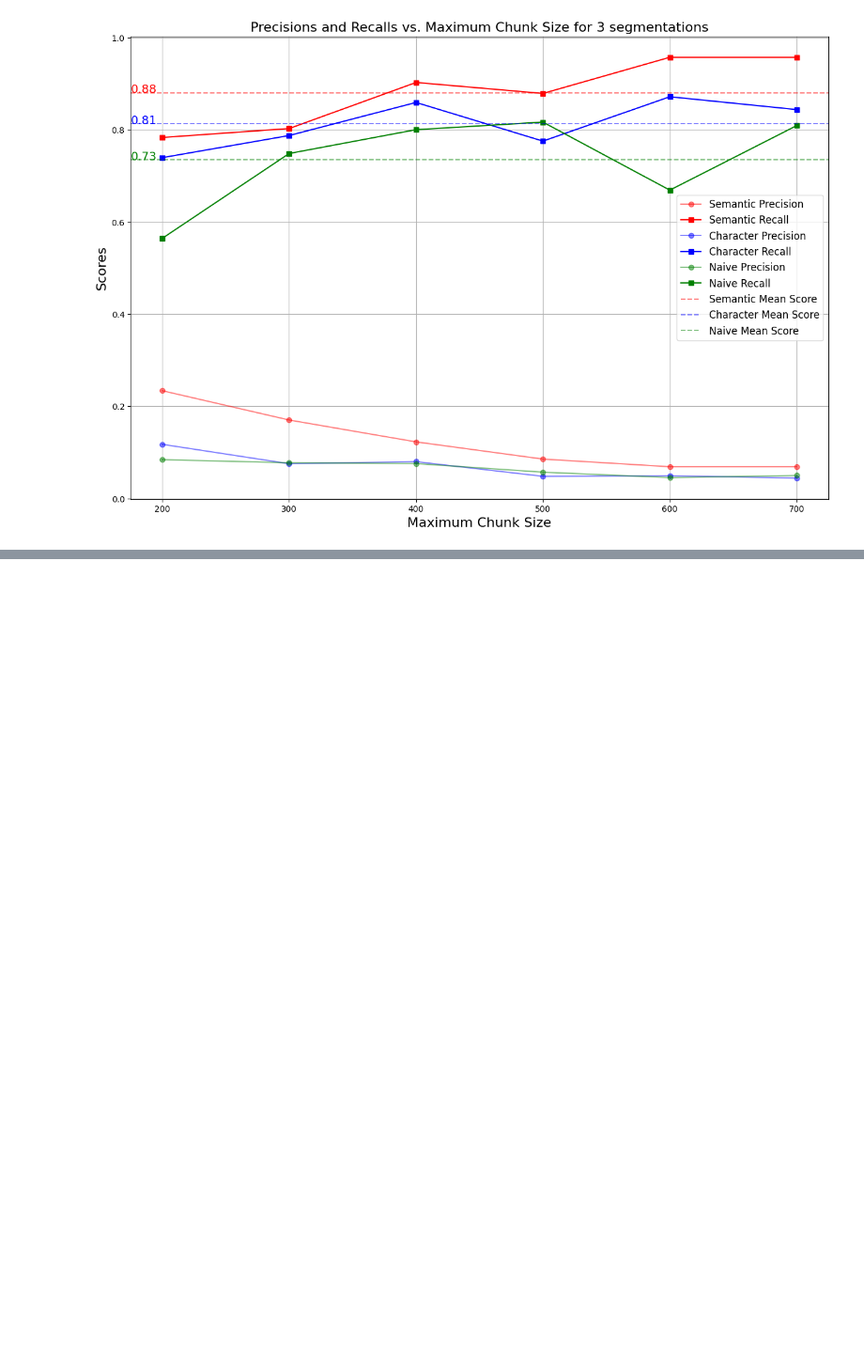
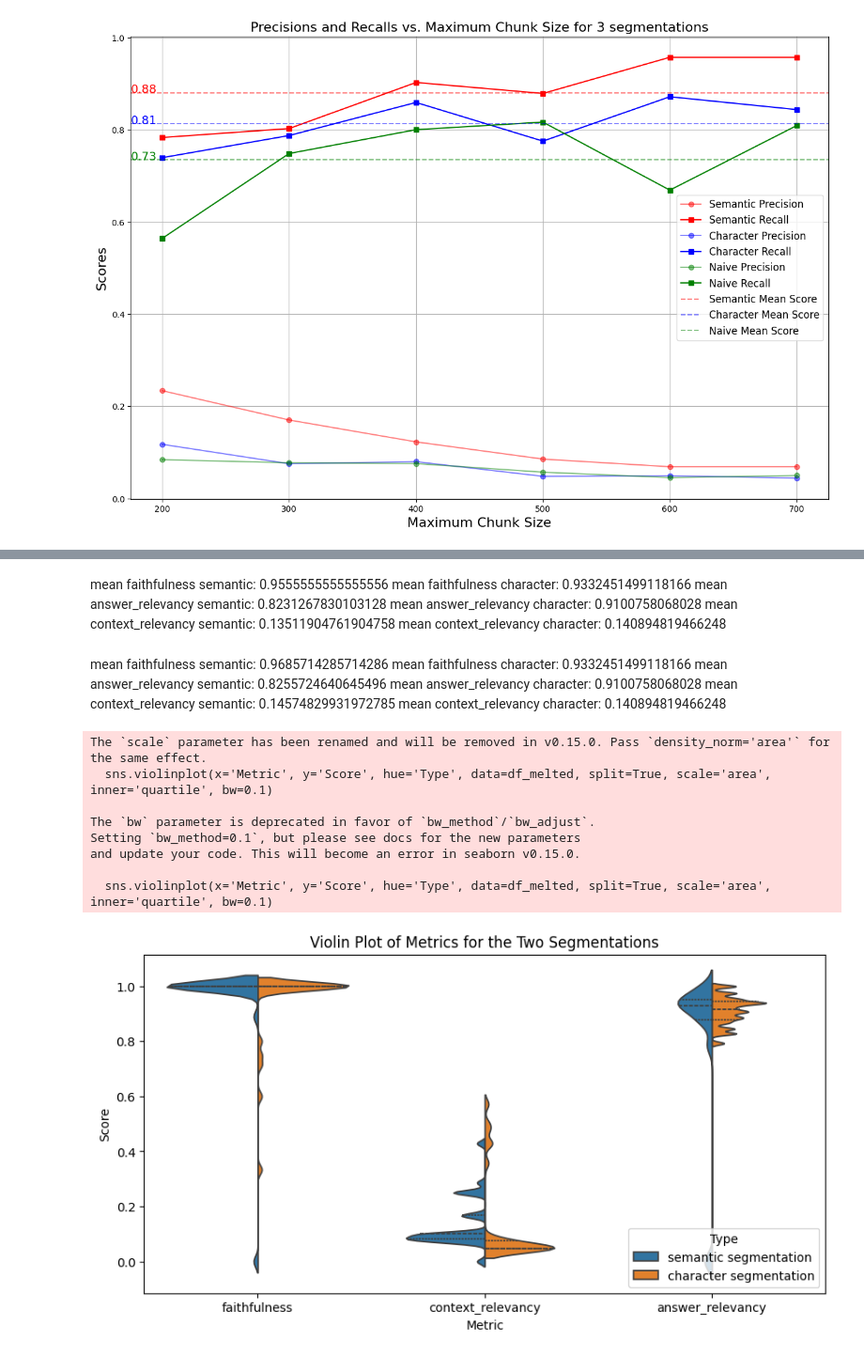
Before and after one commit to addaix/raglab, a Jupyter notebook: misc/ad_raglab_streamline.ipynb, the cells around one changed output, grey strips where cells are left out. Shown: that part at 94% size. Saved outputs shown, nothing was run; the diff lists cells and outputs as text; code cells hidden in the pictures; blank space fills up the shorter version.

```diff
--- a/misc/ad_raglab_streamline.ipynb
+++ b/misc/ad_raglab_streamline.ipynb
@@ -347,0 +367,4 @@ de l'existence humaine et le chemin vers l'illumination.
+# %%
+import pandas as pd
+df_sem = pd.read_csv("data_ad/ragas_results_semantic_600.csv")
+df_char = pd.read_csv("data_ad/ragas_results_char_600.csv")
@@ -347,0 +387,72 @@ de l'existence humaine et le chemin vers l'illumination.
+# %% [markdown]
+mean faithfulness semantic: 0.9555555555555556
+mean faithfulness character: 0.9332451499118166
+mean answer_relevancy semantic: 0.8231267830103128
+mean answer_relevancy character: 0.9100758068028
+mean context_relevancy semantic: 0.13511904761904758
+mean context_relevancy character: 0.140894819466248
+# %% [markdown]
+mean faithfulness semantic: 0.9685714285714286
+mean faithfulness character: 0.9332451499118166
+mean answer_relevancy semantic: 0.8255724640645496
+mean answer_relevancy character: 0.9100758068028
+mean context_relevancy semantic: 0.14574829931972785
+mean context_relevancy character: 0.140894819466248
+# %%
+import seaborn as sns
+import matplotlib.pyplot as plt
+import pandas as pd
+
+
+# Create DataFrame copies and rename columns
+df_sem_copy = df_sem[["faithfulness", "context_relevancy", "answer_relevancy"]]
+df_sem_copy = df_sem_copy.rename(columns={
+    "faithfulness": "faithfulness_sem",
+    "context_relevancy": "context_relevancy_sem",
+    "answer_relevancy": "answer_relevancy_sem"
+})
+
+df_char_copy = df_char[["faithfulness", "context_relevancy", "answer_relevancy"]]
+df_char_copy = df_char_copy.rename(columns={
+    "faithfulness": "faithfulness_char",
+    "context_relevancy": "context_relevancy_char",
+    "answer_relevancy": "answer_relevancy_char"
+})
+mean_char_faithfulness = df_char_copy["faithfulness_char"].mean()
+mean_char_context_relevancy = df_char_copy["context_relevancy_char"].mean()
+mean_char_answer_relevancy = df_char_copy["answer_relevancy_char"].mean()
+mean_sem_faithfulness = df_sem_copy["faithfulness_sem"].mean()
+mean_sem_context_relevancy = df_sem_copy["context_relevancy_sem"].mean()
+mean_sem_answer_relevancy = df_sem_copy["answer_relevancy_sem"].mean()
+
+
+# Concatenate DataFrames
+df_combined = pd.concat([df_sem_copy, df_char_copy], axis=1)
+
+# Melt the DataFrame for seaborn
+df_melted = pd.melt(df_combined, var_name='Metric', value_name='Score')
+df_melted['Type'] = df_melted['Metric'].apply(lambda x: 'semantic segmentation' if 'sem' in x else 'character segmentation')
+df_melted['Metric'] = df_melted['Metric'].str.replace('_sem', '').str.replace('_char', '')
+
+# Create the violin plot
+plt.figure(figsize=(10, 5))
+# boxplot size increased
+sns.violinplot(x='Metric', y='Score', hue='Type', data=df_melted, split=True, scale='area', inner='quartile', bw=0.1)
+
+
+# Add title and labels
+plt.title('Violin Plot of Metrics for the Two Segmentations')
+plt.xlabel('Metric')
+plt.ylabel('Score')
+# Show the plot
+plt.show()
+# %% [output]
+The `scale` parameter has been renamed and will be removed in v0.15.0. Pass `density_norm='area'` for the same effect.
+  sns.violinplot(x='Metric', y='Score', hue='Type', data=df_melted, split=True, scale='area', inner='quartile', bw=0.1)
+
+The `bw` parameter is deprecated in favor of `bw_method`/`bw_adjust`.
+Setting `bw_method=0.1`, but please see docs for the new parameters
+and update your code. This will become an error in seaborn v0.15.0.
+
+  sns.violinplot(x='Metric', y='Score', hue='Type', data=df_melted, split=True, scale='area', inner='quartile', bw=0.1)
+[figure, added]
```
Also changed, not shown: parts of 30 cells of this notebook, 7 other files.
